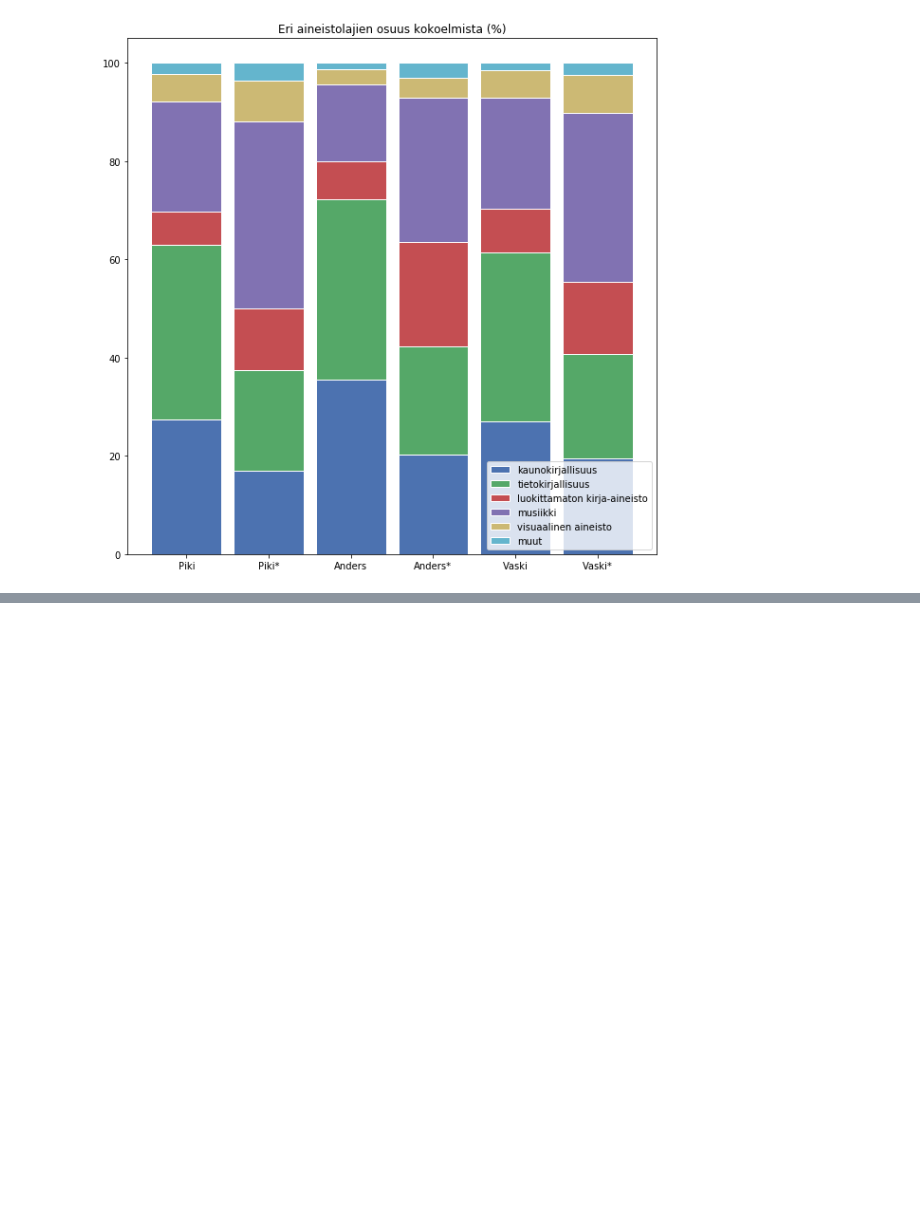
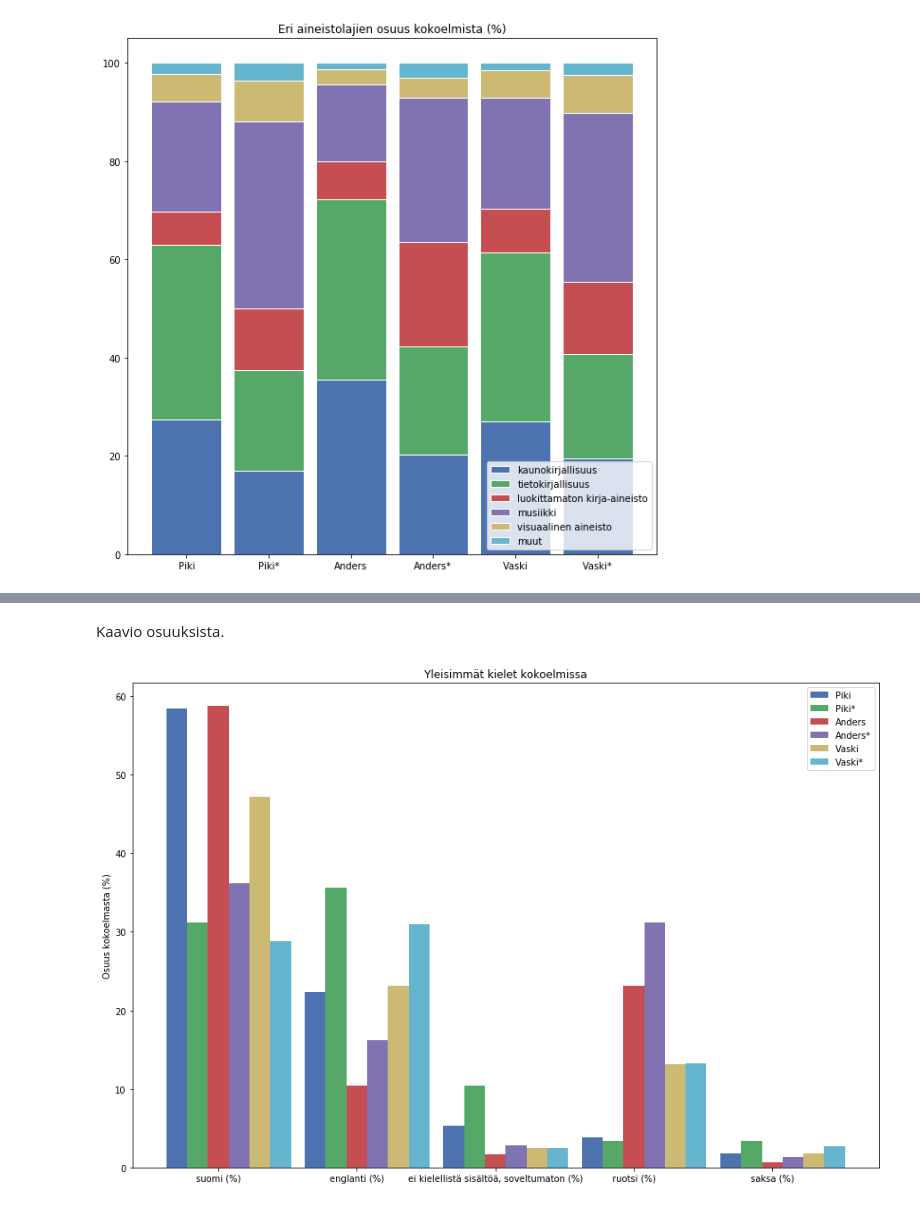
Before and after one commit to NatLibFi/melinda-yleisten-aineistokartoitus, a Jupyter notebook: Yleisten kirjastojen aineistot Melindassa -kartoitus.ipynb, the cells around one changed output, grey strips where cells are left out. Saved outputs shown, nothing was run; the diff lists cells and outputs as text; code cells hidden in the pictures; blank space fills up the shorter version.

```diff
--- a/Yleisten kirjastojen aineistot Melindassa -kartoitus.ipynb
+++ b/Yleisten kirjastojen aineistot Melindassa -kartoitus.ipynb
@@ -326,0 +415,5 @@ aineistolajienOsuudet(df)
+# %%
+for db in languages.index.values:
+    print(db.upper())
+    print(languages.loc[db].sort_values(ascending=False)[:20])
+    print("=" * 50)
@@ -326,0 +468,2 @@ aineistolajienOsuudet(df)
+# %%
+percentages = languages2.filter(regex="%")
@@ -326,0 +483,6 @@ aineistolajienOsuudet(df)
+# %%
+for db in percentages.index.values:
+    print(db.upper())
+    print(percentages.loc[db].sort_values(ascending=False)[:20])
+    assert 99 < percentages.loc[db].sum() < 101
+    print("=" * 50)
@@ -326,0 +507,27 @@ aineistolajienOsuudet(df)
+# %% [markdown]
+Kaavio osuuksista.
+# %%
+def plotLangPercentages(df):
+    plt.figure(figsize=(15,10))
+    topLangs = df.loc['Piki'].sort_values(ascending=False)[:5].index
+    data = []
+    dbs = languages2.index
+    ind = np.arange(len(topLangs))
+    width = 0.15
+    for db in dbs:
+        series = []
+        for lang in topLangs:
+            series.append(df[lang][db])
+        data.append(series)
+    for i, db in enumerate(data):
+        plt.bar(ind + (i+1) * width, data[i], width, label=dbs[i])
+    plt.xticks(ind + width * 3, topLangs)
+    plt.ylabel('Osuus kokoelmasta (%)')
+    plt.title('Yleisimmät kielet kokoelmissa')
+    plt.legend(loc='best')
+    plt.savefig("./images/languagePercentagesByLanguage.png")
+    plt.show()
+# %%
+plotLangPercentages(percentages)
+# %% [output]
+[figure, added]
```
Also changed, not shown: parts of 16 cells of this notebook, 6 other files.
